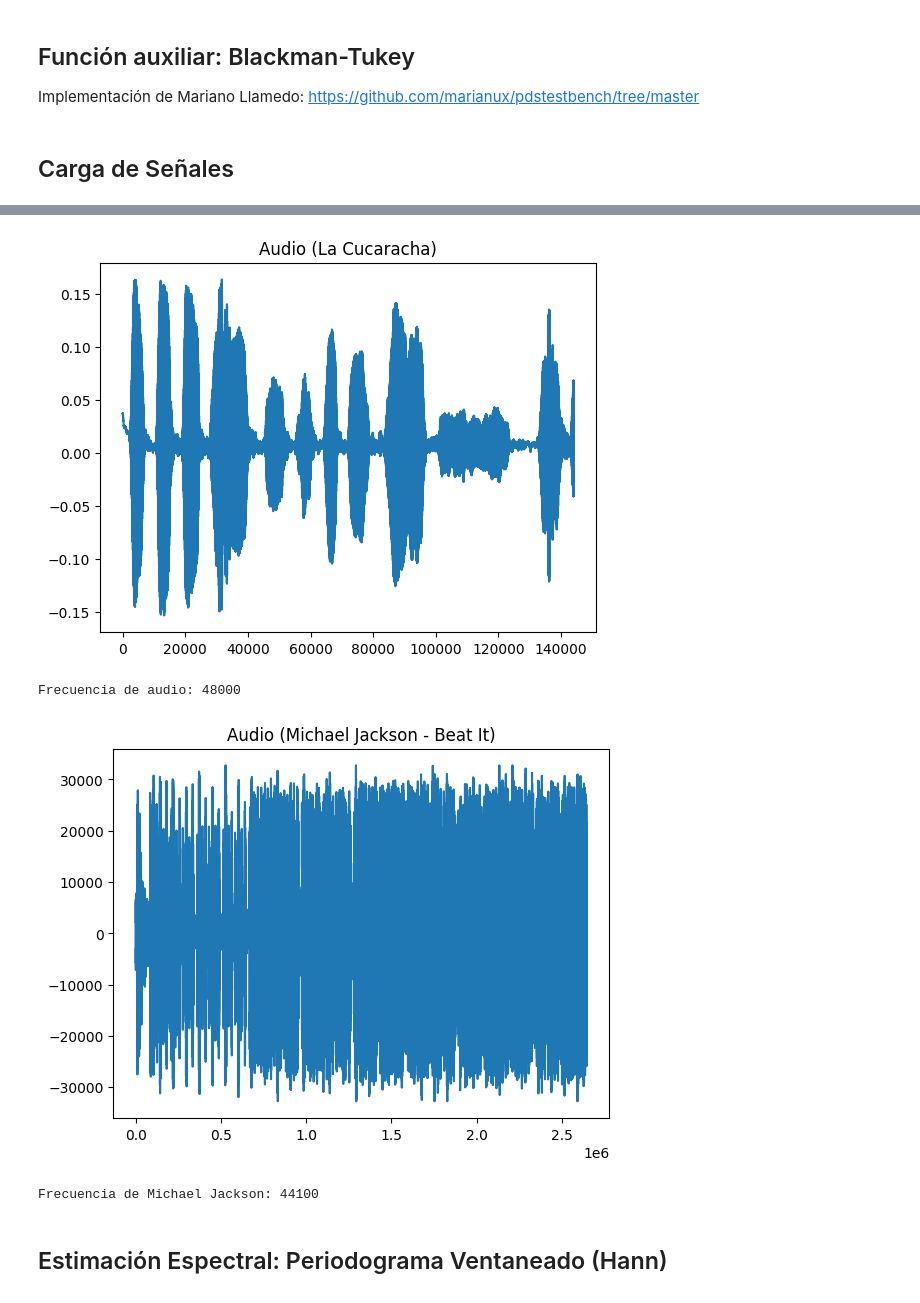
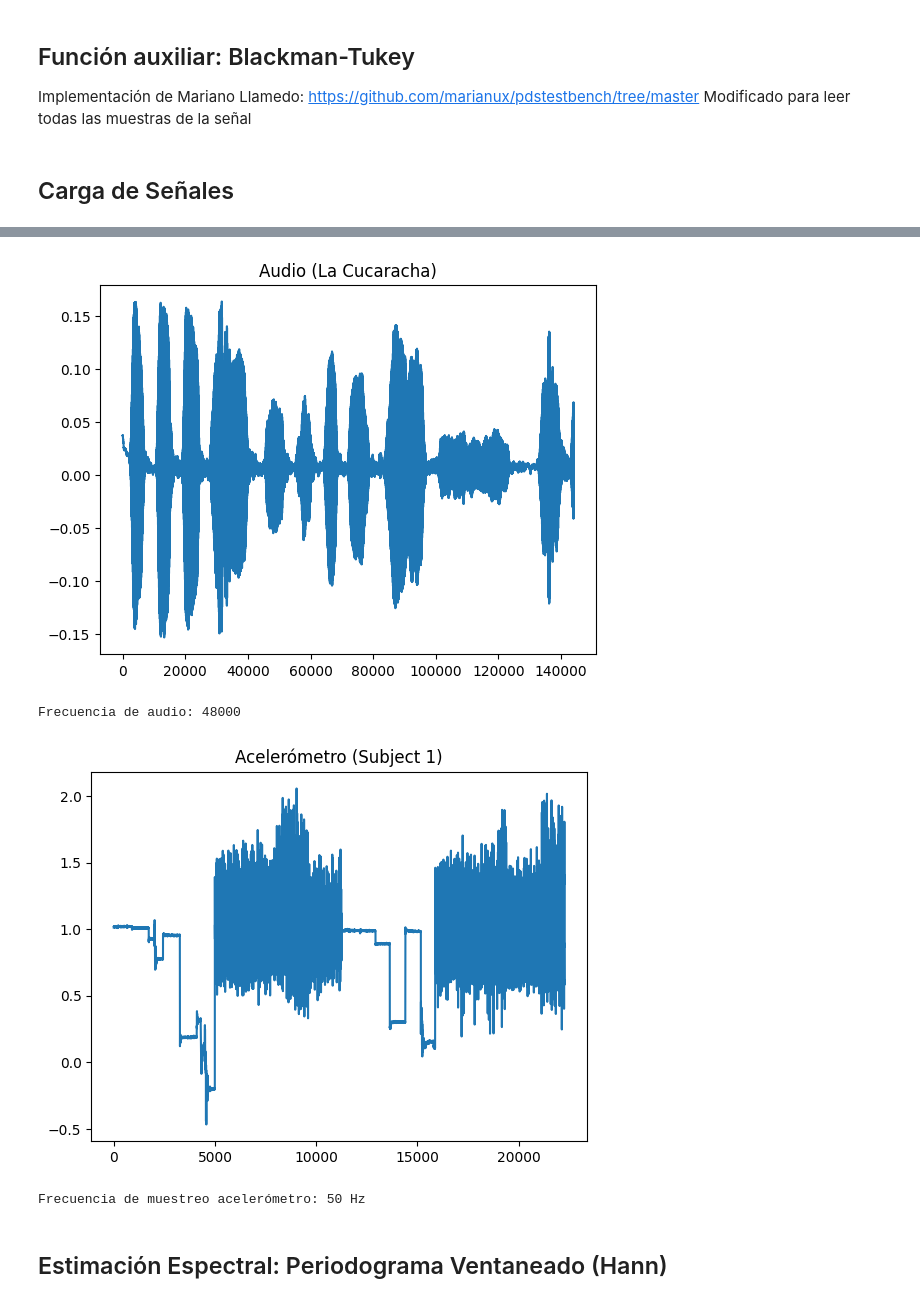
Before and after one commit to julian-zatloukal/Trabajo-Semanal-PDS, a Jupyter notebook: TS6/main.ipynb, the cells around one changed output, grey strips where cells are left out. Drawn from its saved outputs; the diff is of its cells as text; code cells hidden in the pictures.

```diff
--- a/TS6/main.ipynb
+++ b/TS6/main.ipynb
@@ -16,6 +21,7 @@ import scipy.signal as signal
 ## Función auxiliar: Blackman-Tukey
 
 Implementación de Mariano Llamedo: https://github.com/marianux/pdstestbench/tree/master
+Modificado para leer todas las muestras de la señal
 # %%
 def blackman_tukey(x, M=None):
     x_z = x.shape
@@ -47,44 +60,42 @@ plt.figure()
 plt.plot(ecg)
 plt.title('ECG')
 plt.show()
 
 # Pletismografía (.npy)
 fs_ppg = 400
 ppg = np.load('signals/ppg_sin_ruido.npy').astype(np.float64).ravel()
 plt.figure()
 plt.plot(ppg)
 plt.title('PPG')
 plt.show()
 
 # Audio (.wav)
 fs_audio, audio = wavfile.read('signals/la cucaracha.wav')
 if audio.ndim > 1:
     audio = audio[:, 0]
 audio = audio.astype(np.float64)
 plt.figure()
 plt.plot(audio)
 plt.title('Audio (La Cucaracha)')
 plt.show()
 print("Frecuencia de audio:", fs_audio)
 
-# Michael Jackson (.wav)
-fs_mj, mj = wavfile.read('signals/michael_jackson_beat_it.wav')
-if mj.ndim > 1:
-    mj = mj[:, 0]
-mj = mj.astype(np.float64)
-mj = mj[int(30 * fs_mj):int(90 * fs_mj)]  # segundos 30 a 90
+# Acelerómetro (Subject 1 - UCI HAR)
+fs_acc = 50
+acc_df = pd.read_csv('signals/subject_1_continuous.csv')
+acc = acc_df['total_acc_x'].to_numpy().astype(np.float64)
 plt.figure()
-plt.plot(mj)
-plt.title('Audio (Michael Jackson - Beat It)')
+plt.plot(acc)
+plt.title('Acelerómetro (Subject 1)')
 plt.show()
-print("Frecuencia de Michael Jackson:", fs_mj)
+print("Frecuencia de muestreo acelerómetro:", fs_acc, "Hz")
 # %% [output]
 [figure]
 [figure]
 [figure]
 Frecuencia de audio: 48000
-[figure, old version]
+[figure, new version]
-Frecuencia de Michael Jackson: 44100
+Frecuencia de muestreo acelerómetro: 50 Hz
 # %% [markdown]
 ## Estimación Espectral: Periodograma Ventaneado (Hann)
 # %%
```
Also changed, not shown: parts of 7 cells of this notebook, 3 other files.
